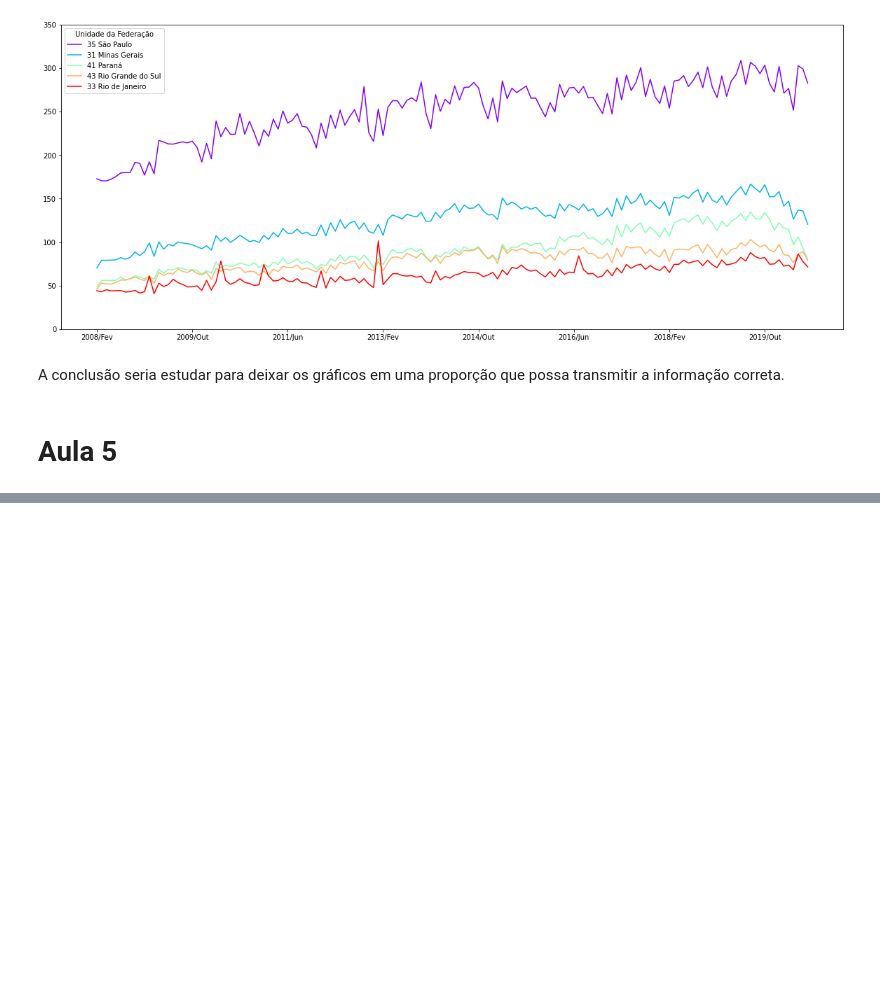
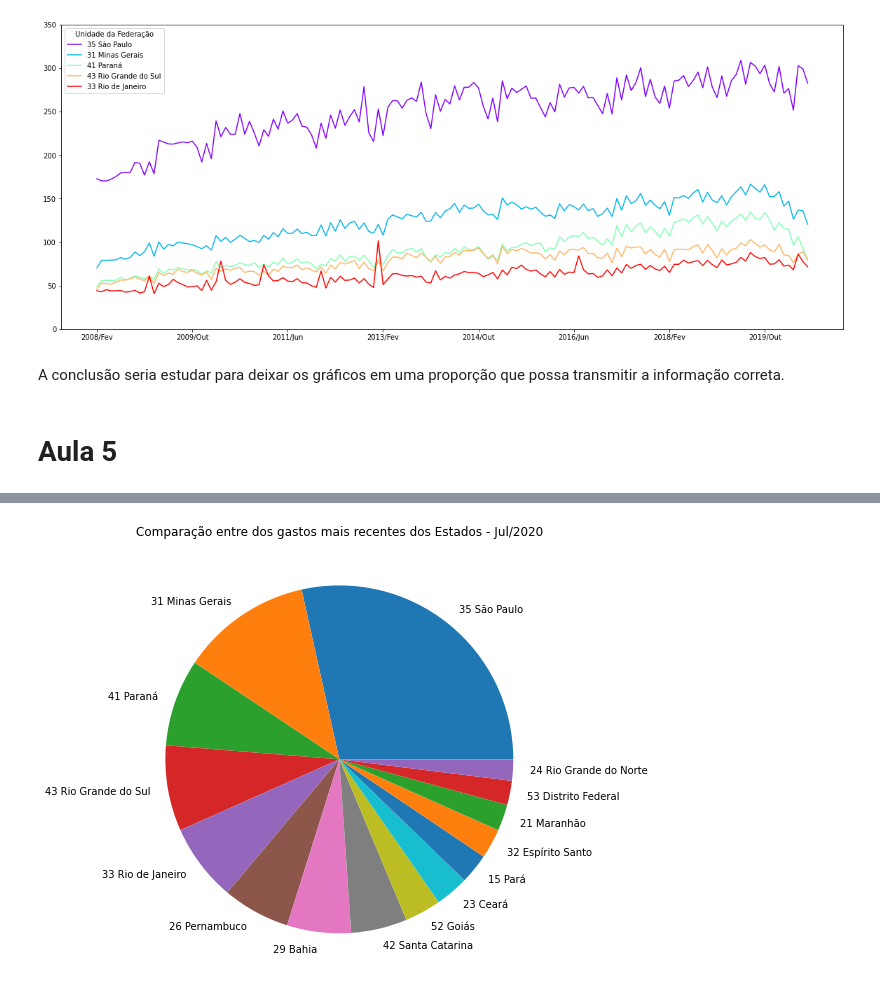
Before and after one commit to carollimaxp/data_science_alura, a Jupyter notebook: DS_Bootcamp_Módulo_1.ipynb, the cells around one changed output, grey strips where cells are left out. Cells and saved outputs as stored; diff of their text form; code cells hidden in the pictures; blank space fills up the shorter version.

```diff
--- a/DS_Bootcamp_Módulo_1.ipynb
+++ b/DS_Bootcamp_Módulo_1.ipynb
@@ -658,0 +659,4 @@ A conclusão seria estudar para deixar os gráficos em uma proporção que possa
+# %%
+# selecionando o mês mais recente
+mes_mais_recente = ordenado_por_total_sem_regiao.columns[-1]
+mes_mais_recente
@@ -658,0 +665,5 @@ A conclusão seria estudar para deixar os gráficos em uma proporção que possa
+# %%
+## retornando os gastos, por Estado, do ultimo mes
+gastos_mes_mais_recente = ordenado_por_total_sem_regiao[mes_mais_recente]
+gastos_mes_mais_recente = gastos_mes_mais_recente.sort_values(ascending=False)
+gastos_mes_mais_recente
@@ -658,0 +722,7 @@ A conclusão seria estudar para deixar os gráficos em uma proporção que possa
+# %%
+gastos_mes_mais_recente[:15].plot(kind = 'pie', figsize = (16, 8))
+plt.ylabel("")
+plt.title("Comparação entre dos gastos mais recentes dos Estados - Jul/2020")
+plt.show()
+# %% [output]
+[figure, added]
```
Also changed, not shown: parts of 14 cells of this notebook.
